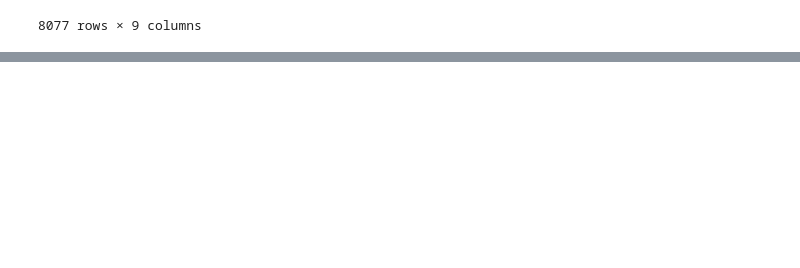
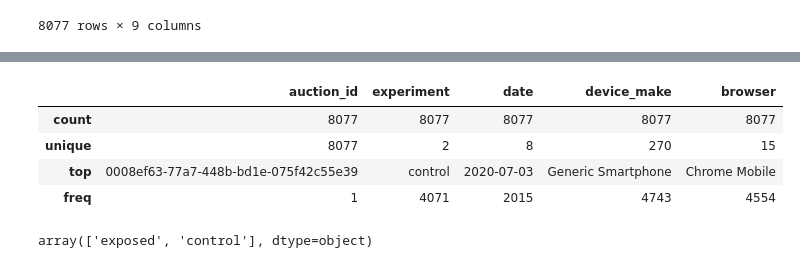
Before and after one commit to RYees/A-B-testing, a Jupyter notebook: notebooks/ab_dataframe.ipynb, the cells around one changed output, grey strips where cells are left out. Drawn from its saved outputs; the diff is of its cells as text; code cells hidden in the pictures; blank space fills up the shorter version.

```diff
--- a/notebooks/ab_dataframe.ipynb
+++ b/notebooks/ab_dataframe.ipynb
@@ -19,0 +135,14 @@ df
+# %%
+# Prints Summary of Categorical Data
+df.describe(include=[np.object])
+# %% [output]
+|  | auction_id | experiment | date | device_make | browser |
+| count | 8077 | 8077 | 8077 | 8077 | 8077 |
+| unique | 8077 | 2 | 8 | 270 | 15 |
+| top | 0008ef63-77a7-448b-bd1e-075f42c55e39 | control | 2020-07-03 | Generic Smartphone | Chrome Mobile |
+| freq | 1 | 4071 | 2015 | 4743 | 4554 |
+# %%
+# showing the experiment unique values
+df['experiment'].unique()
+# %% [output]
+array(['exposed', 'control'], dtype=object)
```
Also changed, not shown: parts of 22 cells of this notebook.
